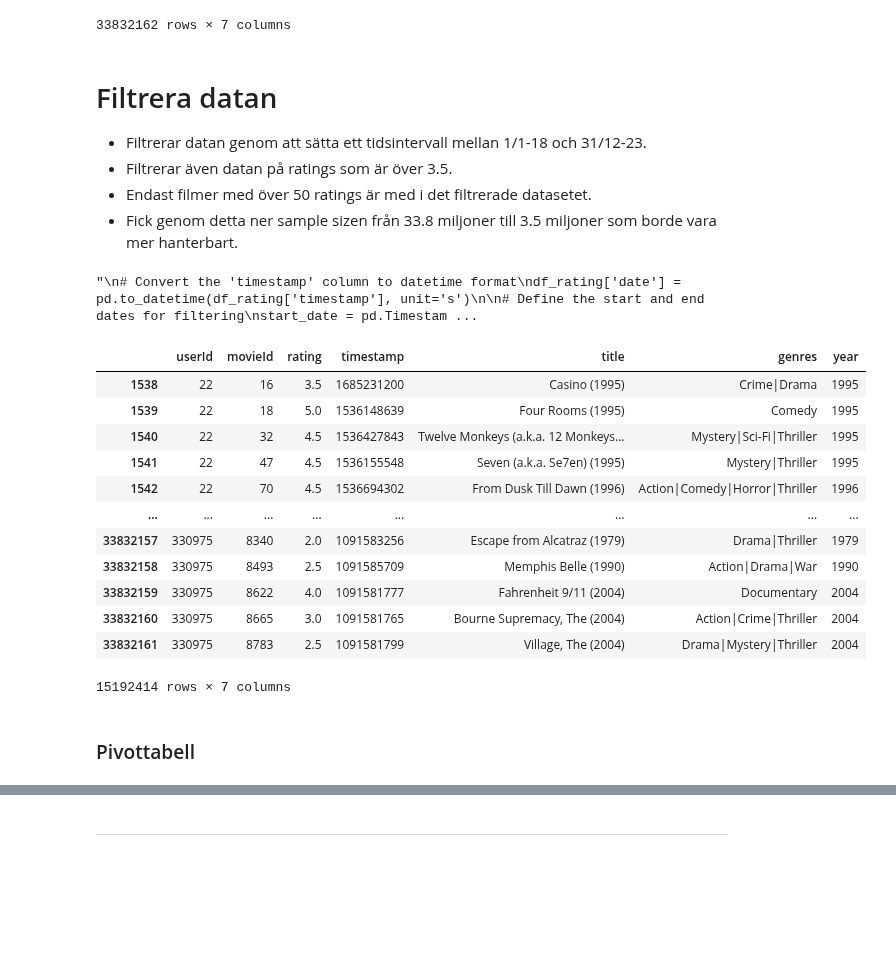
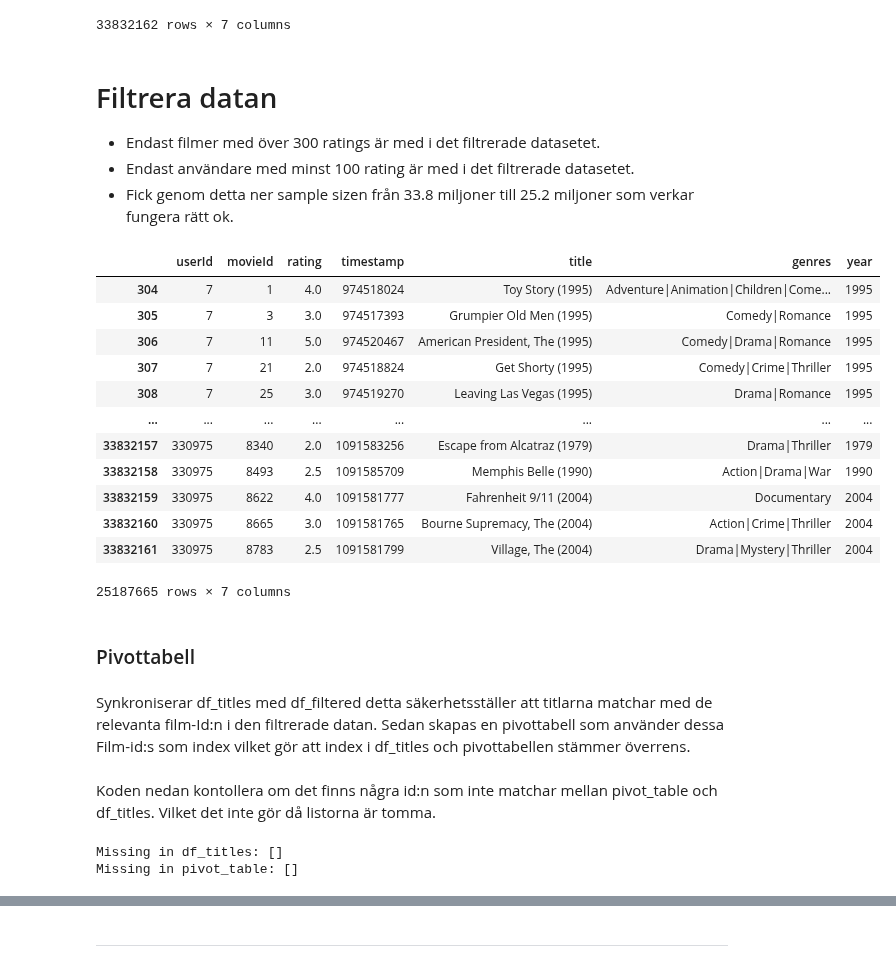
Before and after one commit to Utjiman/AI-Richard-Boden-OPA23, a Jupyter notebook: labs/Labb_1.ipynb, the cells around one changed output, grey strips where cells are left out. Cells and saved outputs as stored; diff of their text form; code cells hidden in the pictures; blank space fills up the shorter version.

```diff
--- a/labs/Labb_1.ipynb
+++ b/labs/Labb_1.ipynb
@@ -376,64 +374,35 @@ df_merged
 # %% [markdown]
 # Filtrera datan
 
-- Filtrerar datan genom att sätta ett tidsintervall mellan 1/1-18 och 31/12-23.
-- Filtrerar även datan på ratings som är över 3.5.
-- Endast filmer med över 50 ratings är med i det filtrerade datasetet.
-- Fick genom detta ner sample sizen från 33.8 miljoner till 3.5 miljoner som borde vara mer hanterbart.
+- Endast filmer med över 300 ratings är med i det filtrerade datasetet.
+- Endast användare med minst 100 rating är med i det filtrerade datasetet.
+- Fick genom detta ner sample sizen från 33.8 miljoner till 25.2 miljoner som verkar fungera rätt ok.
-# %%
-'''
-# Convert the 'timestamp' column to datetime format
-df_rating['date'] = pd.to_datetime(df_rating['timestamp'], unit='s')
-
-# Define the start and end dates for filtering
-start_date = pd.Timestamp(year=2000, month=1, day=1)
-end_date = pd.Timestamp(year=2023, month=12, day=31)
-
-# Filter the DataFrame to include only the rows where 'date' is within the specified range.
-# And only ratings above 3.5.
-df_time_filtered = df_rating[(df_rating['date'] >= start_date) & (df_rating['date'] <= end_date)]
-df_rating_filtered = df_time_filtered[df_time_filtered['rating'] > 3.5]
-
-# Group by 'movieId' and count the number of ratings for each movie.
-rating_counts = df_rating_filtered.groupby('movieId').size()
-
-# Identify movies with at least 50 ratings.
-movies_with_enough_ratings = rating_counts[rating_counts >= 500].index
-
-# Filter the DataFrame to include only rows with movies that have at least 50 ratings.
-df_final_filtered = df_rating_filtered[df_rating_filtered['movieId'].isin(movies_with_enough_ratings)]
-
-df_final_filtered
-
-'''
-# %% [output]
-"\n# Convert the 'timestamp' column to datetime format\ndf_rating['date'] = pd.to_datetime(df_rating['timestamp'], unit='s')\n\n# Define the start and end dates for filtering\nstart_date = pd.Timestam ...
 # %%
-# Filter based on at least 500 ratings per movie
-min_ratings_per_movie = 500
+# Filter based on at least 300 ratings per movie
+min_ratings_per_movie = 300
 filter_movies = df_merged['movieId'].value_counts() >= min_ratings_per_movie
 filter_movies = filter_movies[filter_movies].index
 df_filtered = df_merged[df_merged['movieId'].isin(filter_movies)]
 
-# Filter based on minsta at least 300 ratings from user
-min_ratings_per_user = 300
+# Filter based on at least 300 ratings from user
+min_ratings_per_user = 100
 filter_users = df_filtered['userId'].value_counts() >= min_ratings_per_user
 filter_users = filter_users[filter_users].index
 df_filtered = df_filtered[df_filtered['userId'].isin(filter_users)]
 df_filtered
 # %% [output]
 |  | userId | movieId | rating | timestamp | title | genres | year |
-| 1538 | 22 | 16 | 3.5 | 1685231200 | Casino (1995) | Crime|Drama | 1995 |
-| 1539 | 22 | 18 | 5.0 | 1536148639 | Four Rooms (1995) | Comedy | 1995 |
-| 1540 | 22 | 32 | 4.5 | 1536427843 | Twelve Monkeys (a.k.a. 12 Monkeys... | Mystery|Sci-Fi|Thriller | 1995 |
-| 1541 | 22 | 47 | 4.5 | 1536155548 | Seven (a.k.a. Se7en) (1995) | Mystery|Thriller | 1995 |
-| 1542 | 22 | 70 | 4.5 | 1536694302 | From Dusk Till Dawn (1996) | Action|Comedy|Horror|Thriller | 1996 |
+| 304 | 7 | 1 | 4.0 | 974518024 | Toy Story (1995) | Adventure|Animation|Children|Come... | 1995 |
+| 305 | 7 | 3 | 3.0 | 974517393 | Grumpier Old Men (1995) | Comedy|Romance | 1995 |
+| 306 | 7 | 11 | 5.0 | 974520467 | American President, The (1995) | Comedy|Drama|Romance | 1995 |
+| 307 | 7 | 21 | 2.0 | 974518824 | Get Shorty (1995) | Comedy|Crime|Thriller | 1995 |
+| 308 | 7 | 25 | 3.0 | 974519270 | Leaving Las Vegas (1995) | Drama|Romance | 1995 |
 | ... | ... | ... | ... | ... | ... | ... | ... |
 | 33832157 | 330975 | 8340 | 2.0 | 1091583256 | Escape from Alcatraz (1979) | Drama|Thriller | 1979 |
 | 33832158 | 330975 | 8493 | 2.5 | 1091585709 | Memphis Belle (1990) | Action|Drama|War | 1990 |
 | 33832159 | 330975 | 8622 | 4.0 | 1091581777 | Fahrenheit 9/11 (2004) | Documentary | 2004 |
 | 33832160 | 330975 | 8665 | 3.0 | 1091581765 | Bourne Supremacy, The (2004) | Action|Crime|Thriller | 2004 |
 | 33832161 | 330975 | 8783 | 2.5 | 1091581799 | Village, The (2004) | Drama|Mystery|Thriller | 2004 |
-15192414 rows × 7 columns
+25187665 rows × 7 columns
 # %% [markdown]
 ### Pivottabell
@@ -445,0 +409,2 @@ pivot_table = df_filtered.pivot_table(index='movieId', columns='userId', values=
+# %% [markdown]
+Synkroniserar df_titles med df_filtered detta säkerhetsställer att titlarna matchar med de relevanta film-Id:n i den filtrerade datan. Sedan skapas en pivottabell som använder dessa Film-id:s som index vilket gör att index i df_titles och pivottabellen stämmer överrens.
@@ -446,3 +417,16 @@ pivot_table = df_filtered.pivot_table(index='movieId', columns='userId', values=
+# %% [markdown]
+Koden nedan kontollera om det finns några id:n som inte matchar mellan pivot_table och df_titles. Vilket det inte gör då listorna är tomma.
+# %%
+# Check if all IDs in pivot_table are also in df_titles
+missing_in_titles = [id for id in pivot_table.index if id not in df_titles.index]
+print("Missing in df_titles:", missing_in_titles)
+
+# Check if all IDs in df_titles are also in pivot_table
+missing_in_pivot = [id for id in df_titles.index if id not in pivot_table.index]
+print("Missing in pivot_table:", missing_in_pivot)
+# %% [output]
+Missing in df_titles: []
+Missing in pivot_table: []
 # %%
 pivot_table.info()
 # %% [output]
```
Also changed, not shown: parts of 16 cells of this notebook, 1 other file.
